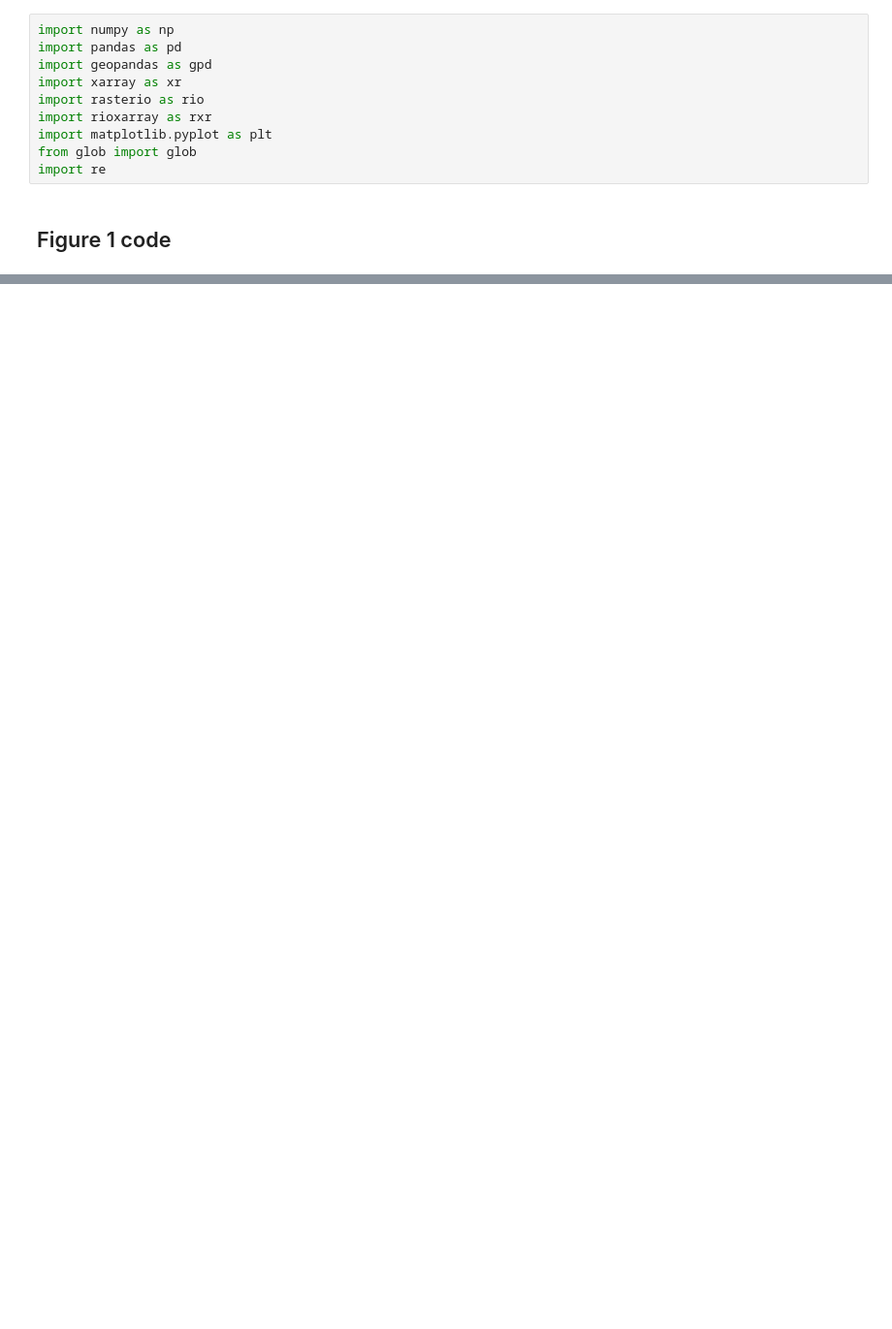
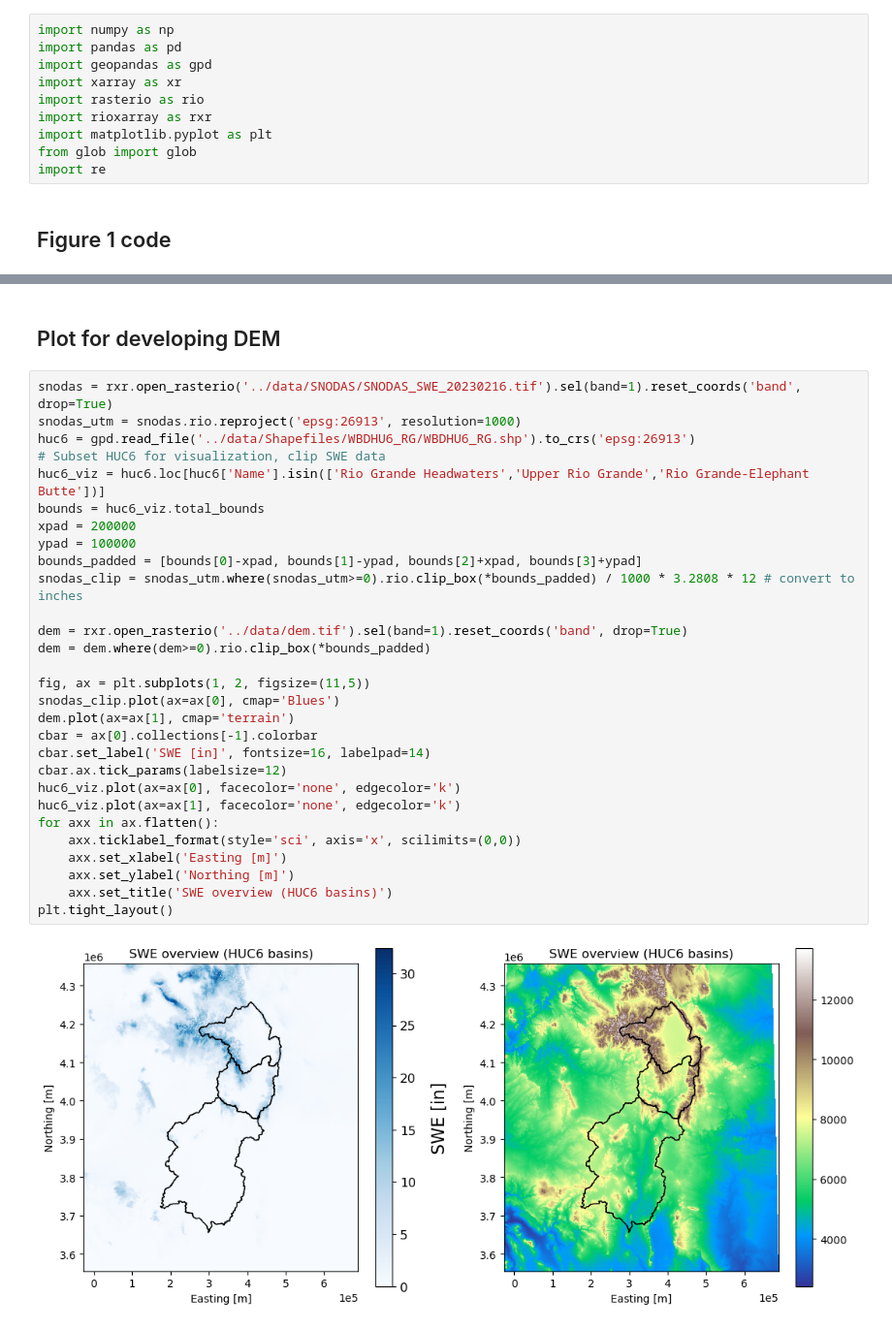
Before and after one commit to max-gersh/SWE-Evaluation-Tool, a Jupyter notebook: ross/ross_sandbox.ipynb, the cells around one changed output, grey strips where cells are left out. Shown at 97% size. Cells and saved outputs as stored; diff of their text form; blank space fills up the shorter version.

```diff
--- a/ross/ross_sandbox.ipynb
+++ b/ross/ross_sandbox.ipynb
@@ -39,0 +40,33 @@ plt.tight_layout()
+# %% [markdown]
+## Plot for developing DEM
+# %%
+snodas = rxr.open_rasterio('../data/SNODAS/SNODAS_SWE_20230216.tif').sel(band=1).reset_coords('band', drop=True)
+snodas_utm = snodas.rio.reproject('epsg:26913', resolution=1000)
+huc6 = gpd.read_file('../data/Shapefiles/WBDHU6_RG/WBDHU6_RG.shp').to_crs('epsg:26913')
+# Subset HUC6 for visualization, clip SWE data
+huc6_viz = huc6.loc[huc6['Name'].isin(['Rio Grande Headwaters','Upper Rio Grande','Rio Grande-Elephant Butte'])]
+bounds = huc6_viz.total_bounds
+xpad = 200000
+ypad = 100000
+bounds_padded = [bounds[0]-xpad, bounds[1]-ypad, bounds[2]+xpad, bounds[3]+ypad]
+snodas_clip = snodas_utm.where(snodas_utm>=0).rio.clip_box(*bounds_padded) / 1000 * 3.2808 * 12 # convert to inches
+
+dem = rxr.open_rasterio('../data/dem.tif').sel(band=1).reset_coords('band', drop=True)
+dem = dem.where(dem>=0).rio.clip_box(*bounds_padded)
+
+fig, ax = plt.subplots(1, 2, figsize=(11,5))
+snodas_clip.plot(ax=ax[0], cmap='Blues')
+dem.plot(ax=ax[1], cmap='terrain')
+cbar = ax[0].collections[-1].colorbar
+cbar.set_label('SWE [in]', fontsize=16, labelpad=14)
+cbar.ax.tick_params(labelsize=12)
+huc6_viz.plot(ax=ax[0], facecolor='none', edgecolor='k')
+huc6_viz.plot(ax=ax[1], facecolor='none', edgecolor='k')
+for axx in ax.flatten():
+    axx.ticklabel_format(style='sci', axis='x', scilimits=(0,0))
+    axx.set_xlabel('Easting [m]')
+    axx.set_ylabel('Northing [m]')
+    axx.set_title('SWE overview (HUC6 basins)')
+plt.tight_layout()
+# %% [output]
+[figure, added]
```
Also changed, not shown: parts of 6 cells of this notebook.
